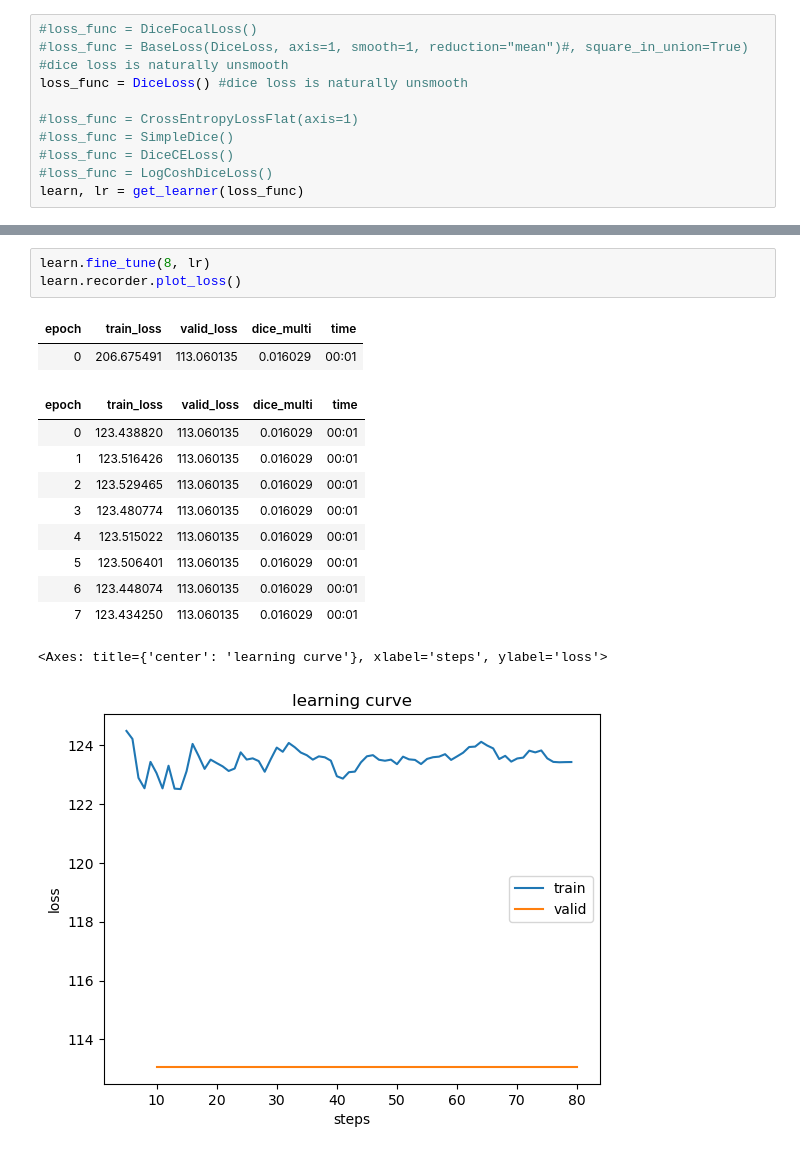
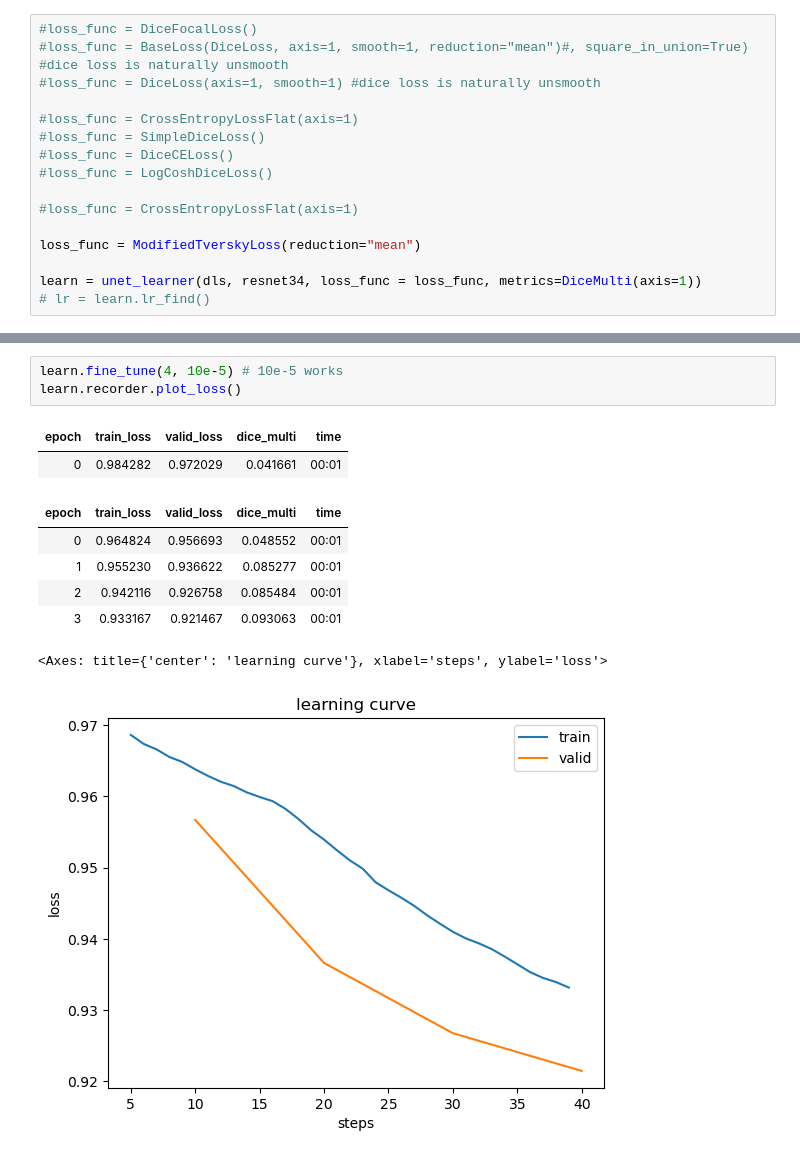
Before and after one commit to TheFoo251/earthquake_model, a Jupyter notebook: notebooks/new_loss_functions.ipynb, the cells around one changed output, grey strips where cells are left out. Drawn from its saved outputs; the diff is of its cells as text.

Commit message:
get started on work for new loss suite, add modified tversky loss

```diff
--- a/notebooks/new_loss_functions.ipynb
+++ b/notebooks/new_loss_functions.ipynb
@@ -102,10 +216,16 @@ Subclasses:
 # %%
 #loss_func = DiceFocalLoss()
 #loss_func = BaseLoss(DiceLoss, axis=1, smooth=1, reduction="mean")#, square_in_union=True) #dice loss is naturally unsmooth
-loss_func = DiceLoss() #dice loss is naturally unsmooth
+#loss_func = DiceLoss(axis=1, smooth=1) #dice loss is naturally unsmooth
 
 #loss_func = CrossEntropyLossFlat(axis=1)
-#loss_func = SimpleDice()
+#loss_func = SimpleDiceLoss()
 #loss_func = DiceCELoss()
 #loss_func = LogCoshDiceLoss()
-learn, lr = get_learner(loss_func)
+
+#loss_func = CrossEntropyLossFlat(axis=1)
+
+loss_func = ModifiedTverskyLoss(reduction="mean")
+
+learn = unet_learner(dls, resnet34, loss_func = loss_func, metrics=DiceMulti(axis=1))
+# lr = learn.lr_find()
@@ -115,17 +232,13 @@ learn, lr = get_learner(loss_func)
 # %%
-learn.fine_tune(8, lr)
+learn.fine_tune(4, 10e-5) # 10e-5 works
 learn.recorder.plot_loss()
 # %% [output]
 | epoch | train_loss | valid_loss | dice_multi | time |
-| 0 | 206.675491 | 113.060135 | 0.016029 | 00:01 |
+| 0 | 0.984282 | 0.972029 | 0.041661 | 00:01 |
 | epoch | train_loss | valid_loss | dice_multi | time |
-| 0 | 123.438820 | 113.060135 | 0.016029 | 00:01 |
-| 1 | 123.516426 | 113.060135 | 0.016029 | 00:01 |
-| 2 | 123.529465 | 113.060135 | 0.016029 | 00:01 |
-| 3 | 123.480774 | 113.060135 | 0.016029 | 00:01 |
-| 4 | 123.515022 | 113.060135 | 0.016029 | 00:01 |
-| 5 | 123.506401 | 113.060135 | 0.016029 | 00:01 |
-| 6 | 123.448074 | 113.060135 | 0.016029 | 00:01 |
-| 7 | 123.434250 | 113.060135 | 0.016029 | 00:01 |
+| 0 | 0.964824 | 0.956693 | 0.048552 | 00:01 |
+| 1 | 0.955230 | 0.936622 | 0.085277 | 00:01 |
+| 2 | 0.942116 | 0.926758 | 0.085484 | 00:01 |
+| 3 | 0.933167 | 0.921467 | 0.093063 | 00:01 |
 <Axes: title={'center': 'learning curve'}, xlabel='steps', ylabel='loss'>
-[figure, old version]
+[figure, new version]
```
Also changed, not shown: parts of 25 cells of this notebook, 1 other file.
